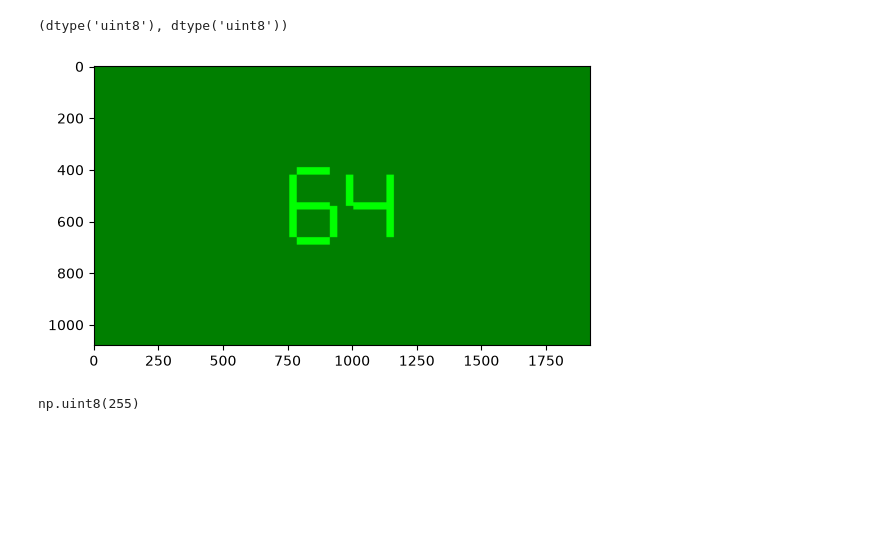
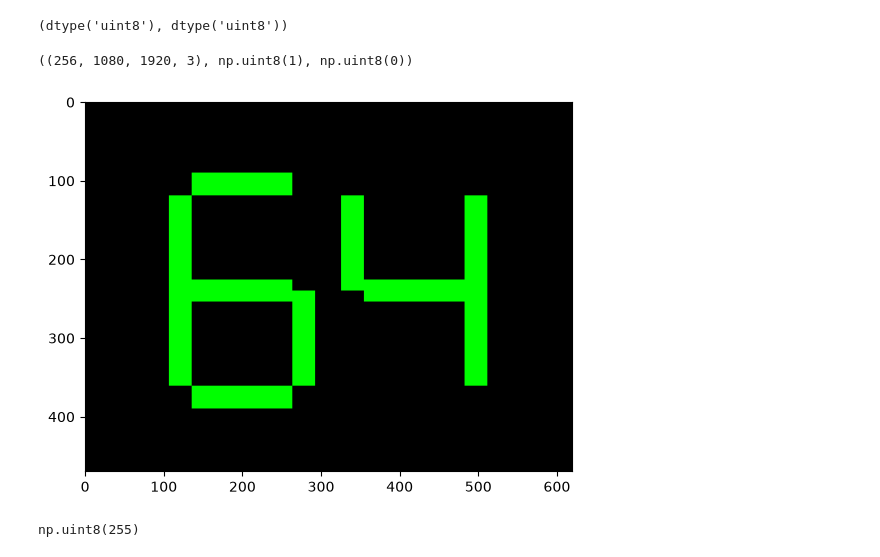
Before and after one commit to importly/dmdcontrol, a Jupyter notebook: timestamps.ipynb, the cells around one changed output. Saved outputs shown, nothing was run; the diff lists cells and outputs as text; code cells hidden in the pictures; blank space fills up the shorter version.

```diff
--- a/timestamps.ipynb
+++ b/timestamps.ipynb
@@ -53,13 +53,17 @@ np.asarray(frames_a).shape, np.asarray(frames_b).shape
 frames_a[0].dtype, frames_b[0].dtype
 # %% [output]
 (dtype('uint8'), dtype('uint8'))
+# %%
+frames_b.shape, frames_b.max(), frames_b.min()
+# %% [output]
+((256, 1080, 1920, 3), np.uint8(1), np.uint8(0))
 # %%
 import matplotlib.pyplot as plt
 
-plt.imshow(frames_b[-4], cmap='gray')
+plt.imshow(frames_b[-4,300:770,650:1270,:]*255, cmap='gray')
 plt.show()
 # %% [output]
-[figure, old version]
+[figure, new version]
 # %%
 from dmdcontrol.patterns import generate_dot_frame
 
```
Also changed, not shown: 5 other files.
